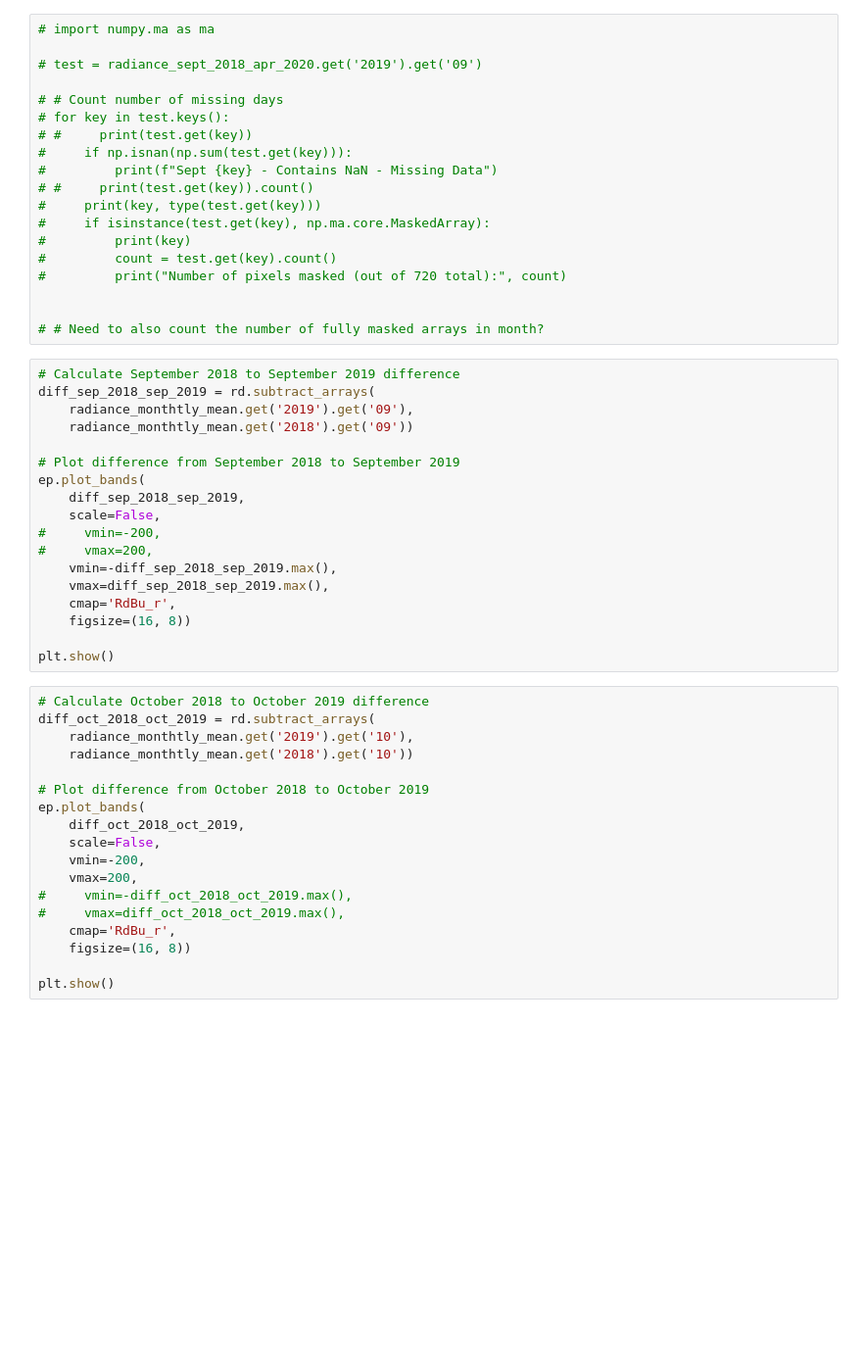
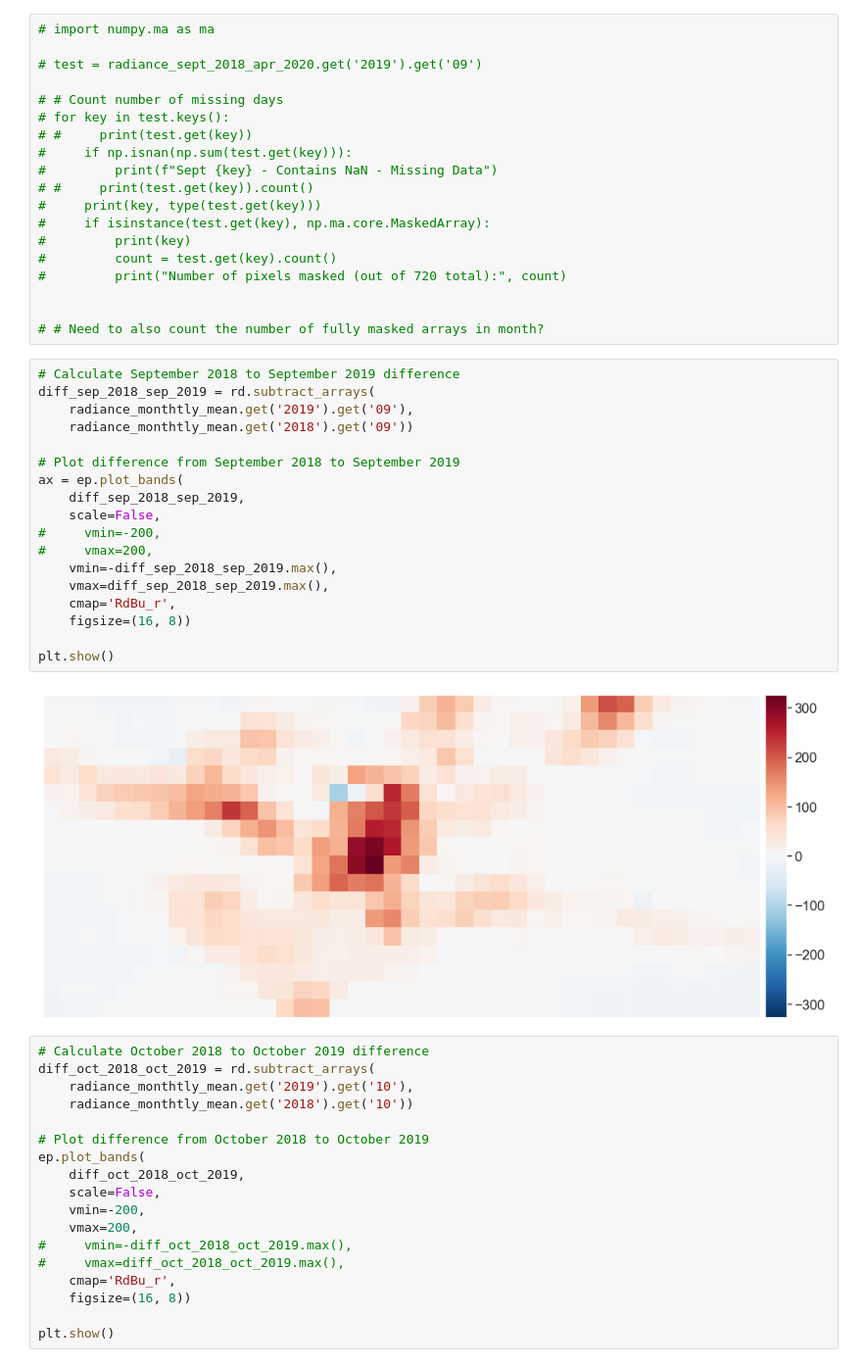
Before and after one commit to calekochenour/remote-sensing-fusion, a Jupyter notebook: 01-code-scripts/penn-state-black-marble-radiance-monthly-means.ipynb, the cells around one changed output. Shown at 98% size. Drawn from its saved outputs; the diff is of its cells as text; blank space fills up the shorter version.

```diff
--- a/01-code-scripts/penn-state-black-marble-radiance-monthly-means.ipynb
+++ b/01-code-scripts/penn-state-black-marble-radiance-monthly-means.ipynb
@@ -561,21 +668,23 @@ semesters_unpacked.get('20190831-20191222-MON').shape
 # %%
 # Calculate September 2018 to September 2019 difference
 diff_sep_2018_sep_2019 = rd.subtract_arrays(
     radiance_monthtly_mean.get('2019').get('09'),
     radiance_monthtly_mean.get('2018').get('09'))
 
 # Plot difference from September 2018 to September 2019
-ep.plot_bands(
+ax = ep.plot_bands(
     diff_sep_2018_sep_2019,
     scale=False,
 #     vmin=-200,
 #     vmax=200,
     vmin=-diff_sep_2018_sep_2019.max(),
     vmax=diff_sep_2018_sep_2019.max(),
     cmap='RdBu_r',
     figsize=(16, 8))
 
 plt.show()
+# %% [output]
+[figure, added]
 # %%
 # Calculate October 2018 to October 2019 difference
 diff_oct_2018_oct_2019 = rd.subtract_arrays(
```
Also changed, not shown: parts of 7 cells of this notebook.
